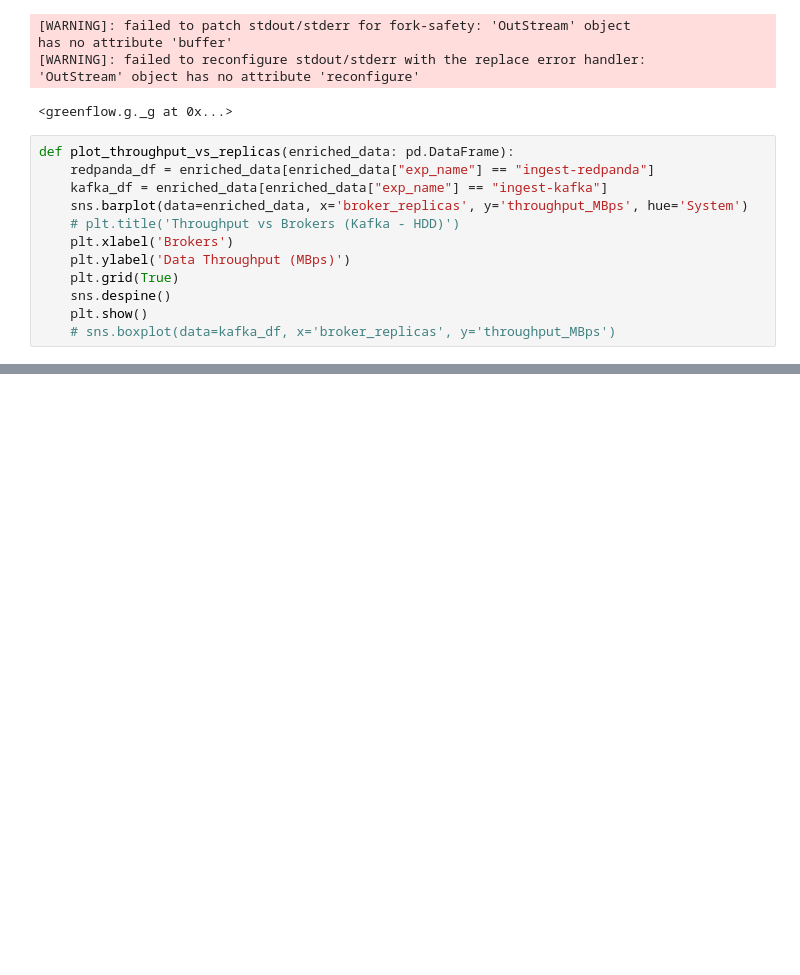
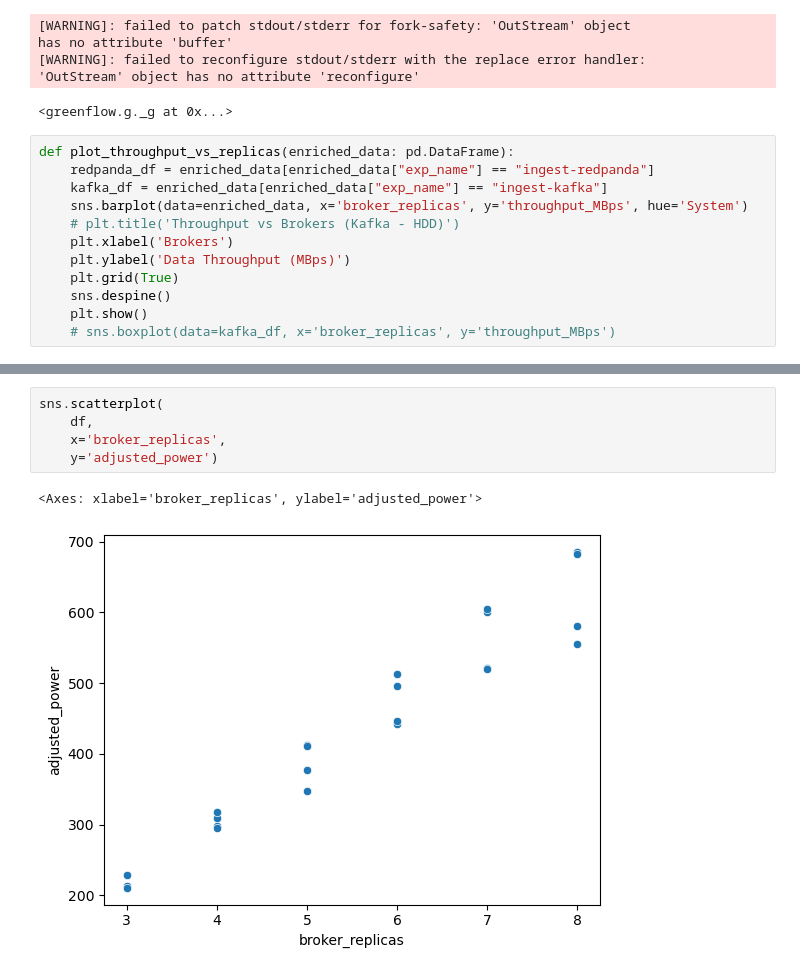
Before and after one commit to stream-energy/greenflow, a Jupyter notebook: plots/2-scaling.ipynb, the cells around one changed output, grey strips where cells are left out. Cells and saved outputs as stored; diff of their text form; blank space fills up the shorter version.

```diff
--- a/plots/2-scaling.ipynb
+++ b/plots/2-scaling.ipynb
@@ -68,3 +75,11 @@ QgridWidget(grid_options={'fullWidthRows': True, 'syncColumnCellResize': True, '
+# %%
+sns.scatterplot(
+    df,
+    x='broker_replicas',
+    y='adjusted_power')
+# %% [output]
+<Axes: xlabel='broker_replicas', ylabel='adjusted_power'>
+[figure, added]
 # %%
 plot_throughput_vs_replicas(df)
 # %% [output]
```
Also changed, not shown: parts of 4 cells of this notebook, 5 other files.
